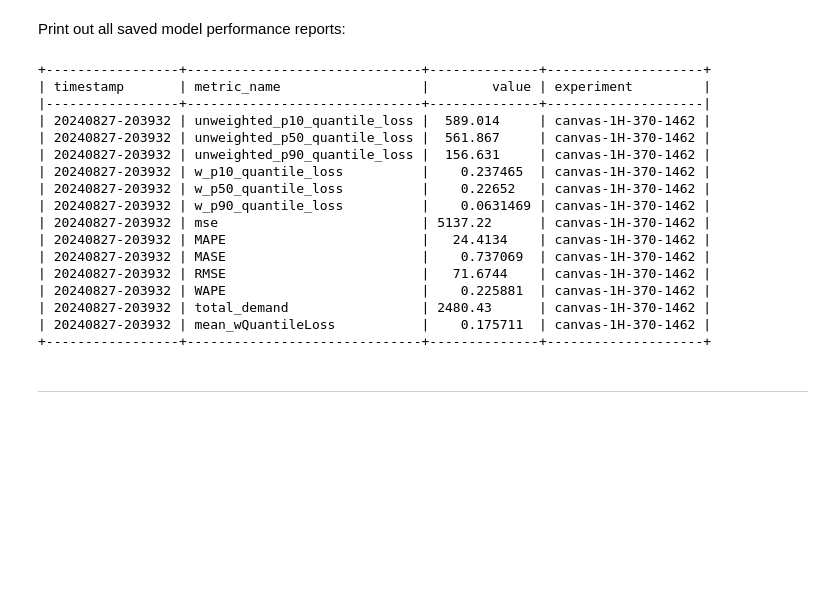
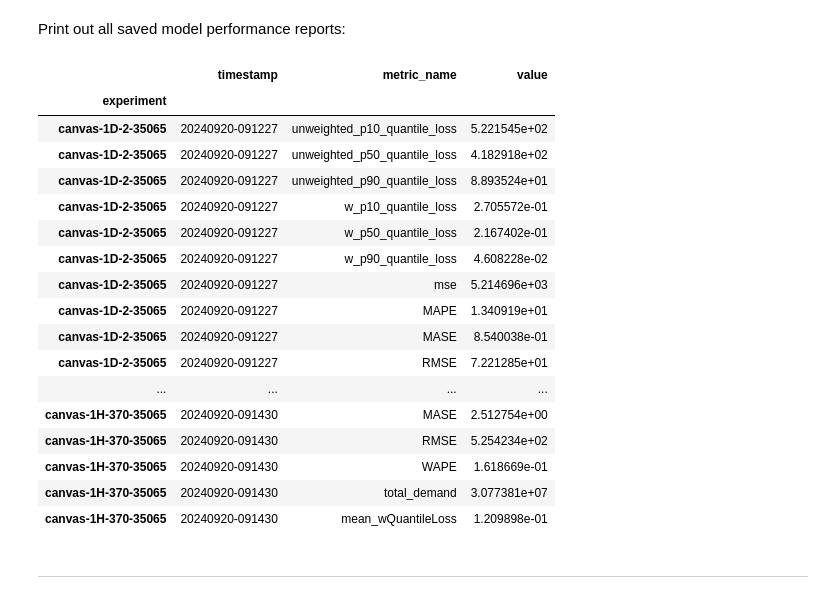
Before and after one commit to aws-samples/modern-time-series-forecasting-on-aws, a Jupyter notebook: notebooks/lab1_sagemaker_canvas.ipynb, the cells around one changed output. Cells and saved outputs as stored; diff of their text form; code cells hidden in the pictures; blank space fills up the shorter version.

```diff
--- a/notebooks/lab1_sagemaker_canvas.ipynb
+++ b/notebooks/lab1_sagemaker_canvas.ipynb
@@ -613,37 +614,34 @@ Full 1d|Quick|0.188|**0.168**|48.062|3.718|218.941
 # %% [markdown]
 Print out all saved model performance reports:
 # %%
-from tabulate import tabulate
-
 path = './model-performance'
 dfs = []
 
 for fn in os.listdir(path):
     # Load all "canvas" experiments
     if 'canvas' in fn:
         dfs.append(pd.read_csv(os.path.join(path, fn)))
 
-# Print the list of DataFrames
-for df in dfs:
-    print(f"{tabulate(df, headers='keys', tablefmt='psql', showindex=False)}")
+pd.concat(dfs).set_index('experiment')
 # %% [output]
-+-----------------+------------------------------+--------------+--------------------+
-| timestamp       | metric_name                  |        value | experiment         |
-|-----------------+------------------------------+--------------+--------------------|
-| 20240827-203932 | unweighted_p10_quantile_loss |  589.014     | canvas-1H-370-1462 |
-| 20240827-203932 | unweighted_p50_quantile_loss |  561.867     | canvas-1H-370-1462 |
-| 20240827-203932 | unweighted_p90_quantile_loss |  156.631     | canvas-1H-370-1462 |
-| 20240827-203932 | w_p10_quantile_loss          |    0.237465  | canvas-1H-370-1462 |
-| 20240827-203932 | w_p50_quantile_loss          |    0.22652   | canvas-1H-370-1462 |
-| 20240827-203932 | w_p90_quantile_loss          |    0.0631469 | canvas-1H-370-1462 |
-| 20240827-203932 | mse                          | 5137.22      | canvas-1H-370-1462 |
-| 20240827-203932 | MAPE                         |   24.4134    | canvas-1H-370-1462 |
-| 20240827-203932 | MASE                         |    0.737069  | canvas-1H-370-1462 |
-| 20240827-203932 | RMSE                         |   71.6744    | canvas-1H-370-1462 |
-| 20240827-203932 | WAPE                         |    0.225881  | canvas-1H-370-1462 |
-| 20240827-203932 | total_demand                 | 2480.43      | canvas-1H-370-1462 |
-| 20240827-203932 | mean_wQuantileLoss           |    0.175711  | canvas-1H-370-1462 |
-+-----------------+------------------------------+--------------+--------------------+
+|  | timestamp | metric_name | value |
+| experiment |  |  |  |
+| canvas-1D-2-35065 | 20240920-091227 | unweighted_p10_quantile_loss | 5.221545e+02 |
+| canvas-1D-2-35065 | 20240920-091227 | unweighted_p50_quantile_loss | 4.182918e+02 |
+| canvas-1D-2-35065 | 20240920-091227 | unweighted_p90_quantile_loss | 8.893524e+01 |
+| canvas-1D-2-35065 | 20240920-091227 | w_p10_quantile_loss | 2.705572e-01 |
+| canvas-1D-2-35065 | 20240920-091227 | w_p50_quantile_loss | 2.167402e-01 |
+| canvas-1D-2-35065 | 20240920-091227 | w_p90_quantile_loss | 4.608228e-02 |
+| canvas-1D-2-35065 | 20240920-091227 | mse | 5.214696e+03 |
+| canvas-1D-2-35065 | 20240920-091227 | MAPE | 1.340919e+01 |
+| canvas-1D-2-35065 | 20240920-091227 | MASE | 8.540038e-01 |
+| canvas-1D-2-35065 | 20240920-091227 | RMSE | 7.221285e+01 |
+| ... | ... | ... | ... |
+| canvas-1H-370-35065 | 20240920-091430 | MASE | 2.512754e+00 |
+| canvas-1H-370-35065 | 20240920-091430 | RMSE | 5.254234e+02 |
+| canvas-1H-370-35065 | 20240920-091430 | WAPE | 1.618669e-01 |
+| canvas-1H-370-35065 | 20240920-091430 | total_demand | 3.077381e+07 |
+| canvas-1H-370-35065 | 20240920-091430 | mean_wQuantileLoss | 1.209898e-01 |
 # %% [markdown]
 ---
 # %% [markdown]
```
Also changed, not shown: parts of 5 cells of this notebook, 11 other files.
